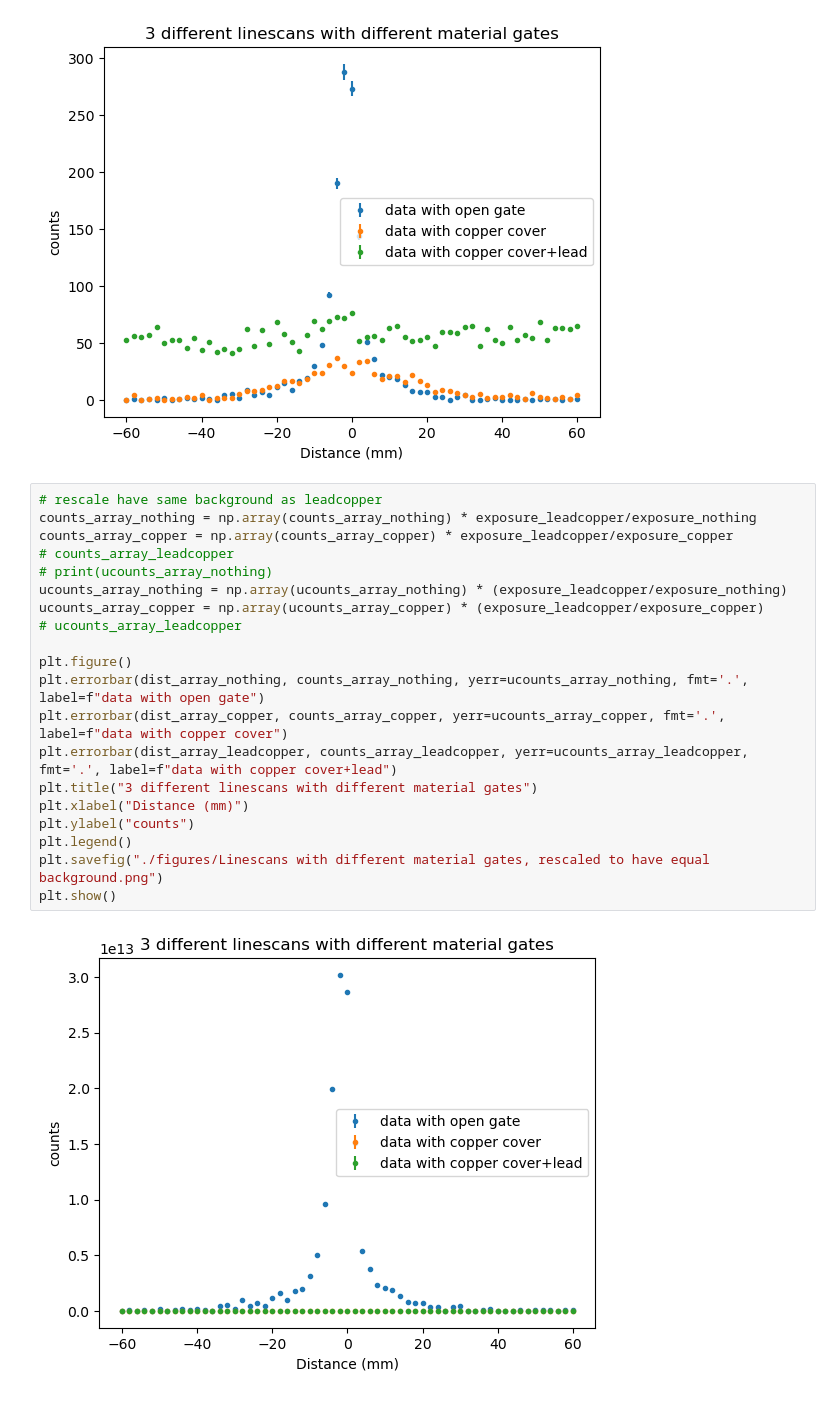
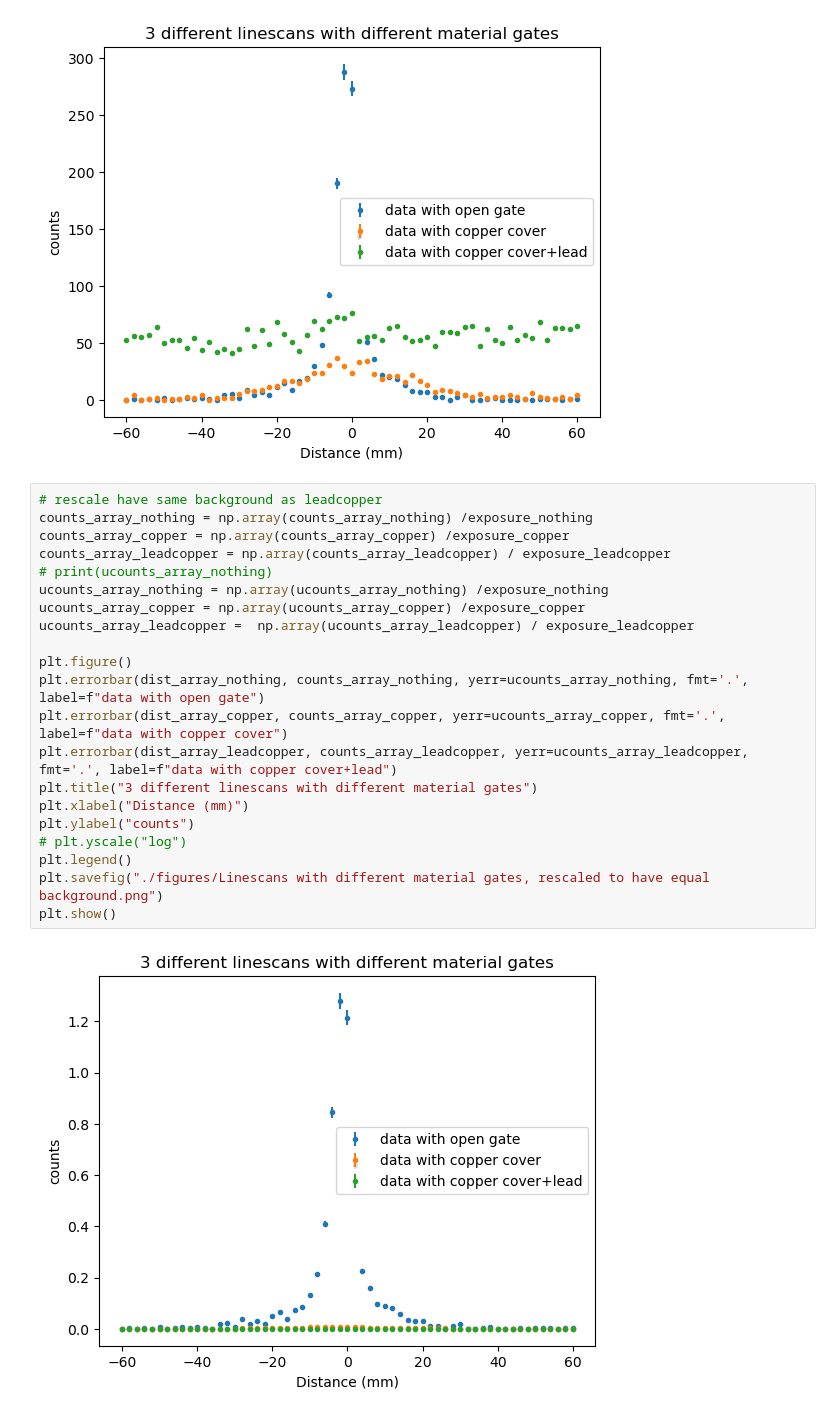
Before and after one commit to MarkZhit/PHYS409-PET, a Jupyter notebook: ComparingGates.ipynb, the cells around one changed output. Cells and saved outputs as stored; diff of their text form.

```diff
--- a/ComparingGates.ipynb
+++ b/ComparingGates.ipynb
@@ -33,23 +33,24 @@ plt.show()
 [figure]
 # %%
 # rescale have same background as leadcopper
-counts_array_nothing = np.array(counts_array_nothing) * exposure_leadcopper/exposure_nothing
-counts_array_copper = np.array(counts_array_copper) * exposure_leadcopper/exposure_copper
-# counts_array_leadcopper
+counts_array_nothing = np.array(counts_array_nothing) /exposure_nothing
+counts_array_copper = np.array(counts_array_copper) /exposure_copper
+counts_array_leadcopper = np.array(counts_array_leadcopper) / exposure_leadcopper
 # print(ucounts_array_nothing)
-ucounts_array_nothing = np.array(ucounts_array_nothing) * (exposure_leadcopper/exposure_nothing)
-ucounts_array_copper = np.array(ucounts_array_copper) * (exposure_leadcopper/exposure_copper)
-# ucounts_array_leadcopper
+ucounts_array_nothing = np.array(ucounts_array_nothing) /exposure_nothing
+ucounts_array_copper = np.array(ucounts_array_copper) /exposure_copper
+ucounts_array_leadcopper =  np.array(ucounts_array_leadcopper) / exposure_leadcopper
 
 plt.figure()
 plt.errorbar(dist_array_nothing, counts_array_nothing, yerr=ucounts_array_nothing, fmt='.', label=f"data with open gate")
 plt.errorbar(dist_array_copper, counts_array_copper, yerr=ucounts_array_copper, fmt='.', label=f"data with copper cover")
 plt.errorbar(dist_array_leadcopper, counts_array_leadcopper, yerr=ucounts_array_leadcopper, fmt='.', label=f"data with copper cover+lead")
 plt.title("3 different linescans with different material gates")
 plt.xlabel("Distance (mm)")
 plt.ylabel("counts")
+# plt.yscale("log")
 plt.legend()
 plt.savefig("./figures/Linescans with different material gates, rescaled to have equal background.png")
 plt.show()
 # %% [output]
-[figure, old version]
+[figure, new version]
```
Also changed, not shown: parts of 1 cell of this notebook, 4 other files.
